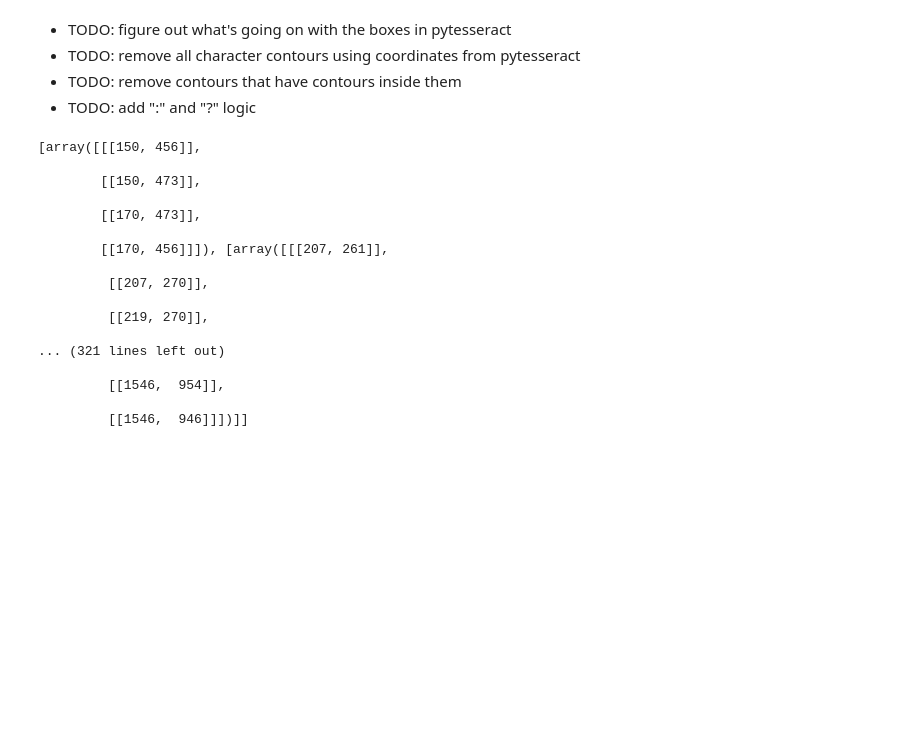
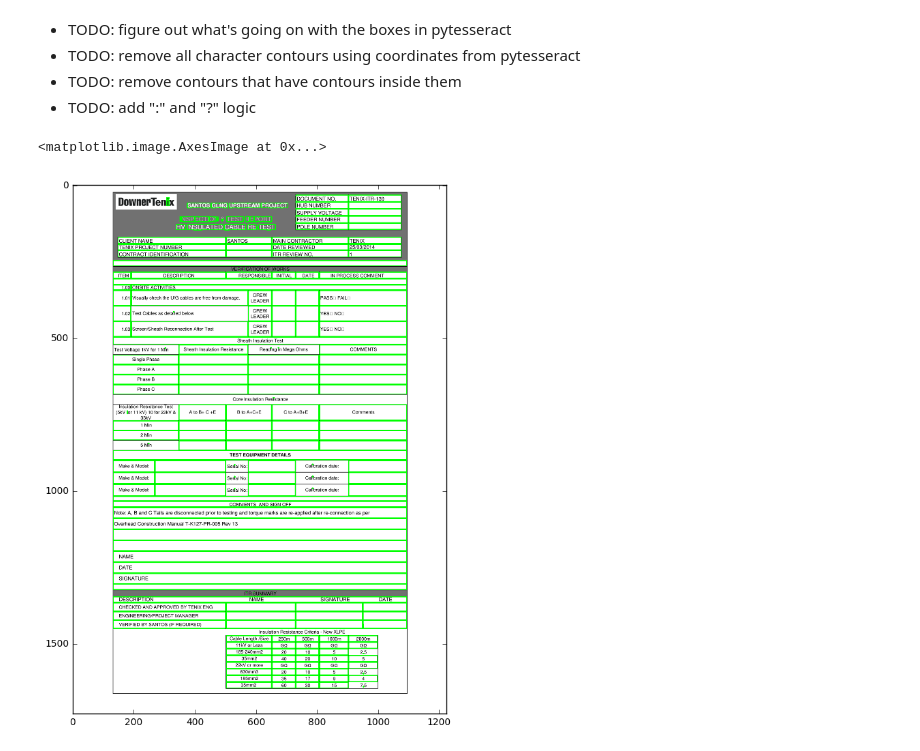
Before and after one commit to michaelwang1994/Main, a Jupyter notebook: NN/reader20160929.ipynb, the cells around one changed output. Cells and saved outputs as stored; diff of their text form; code cells hidden in the pictures; blank space fills up the shorter version.

```diff
--- a/NN/reader20160929.ipynb
+++ b/NN/reader20160929.ipynb
@@ -91,20 +108,8 @@ char_dict = test.get_char_arrays()
-# %%
-char_dict['N']
-# %% [output]
-[array([[[150, 456]],
-
-        [[150, 473]],
-
-        [[170, 473]],
-
-        [[170, 456]]]), [array([[[207, 261]],
-
-         [[207, 270]],
-
-         [[219, 270]],
-
-... (321 lines left out)
-
-         [[1546,  954]],
-
-         [[1546,  946]]])]]
+# %%
+imgpath = '/Users/hechengwang/Files/0a2046d1-deb0-4d24-a8f0-a4650186030b.png'
+test = Image_Data(imgpath)
+# %%
+test.get_final_img()
+# %% [output]
+<matplotlib.image.AxesImage at 0x...>
+[figure, added]
```
Also changed, not shown: parts of 12 cells of this notebook, 1 other file.
